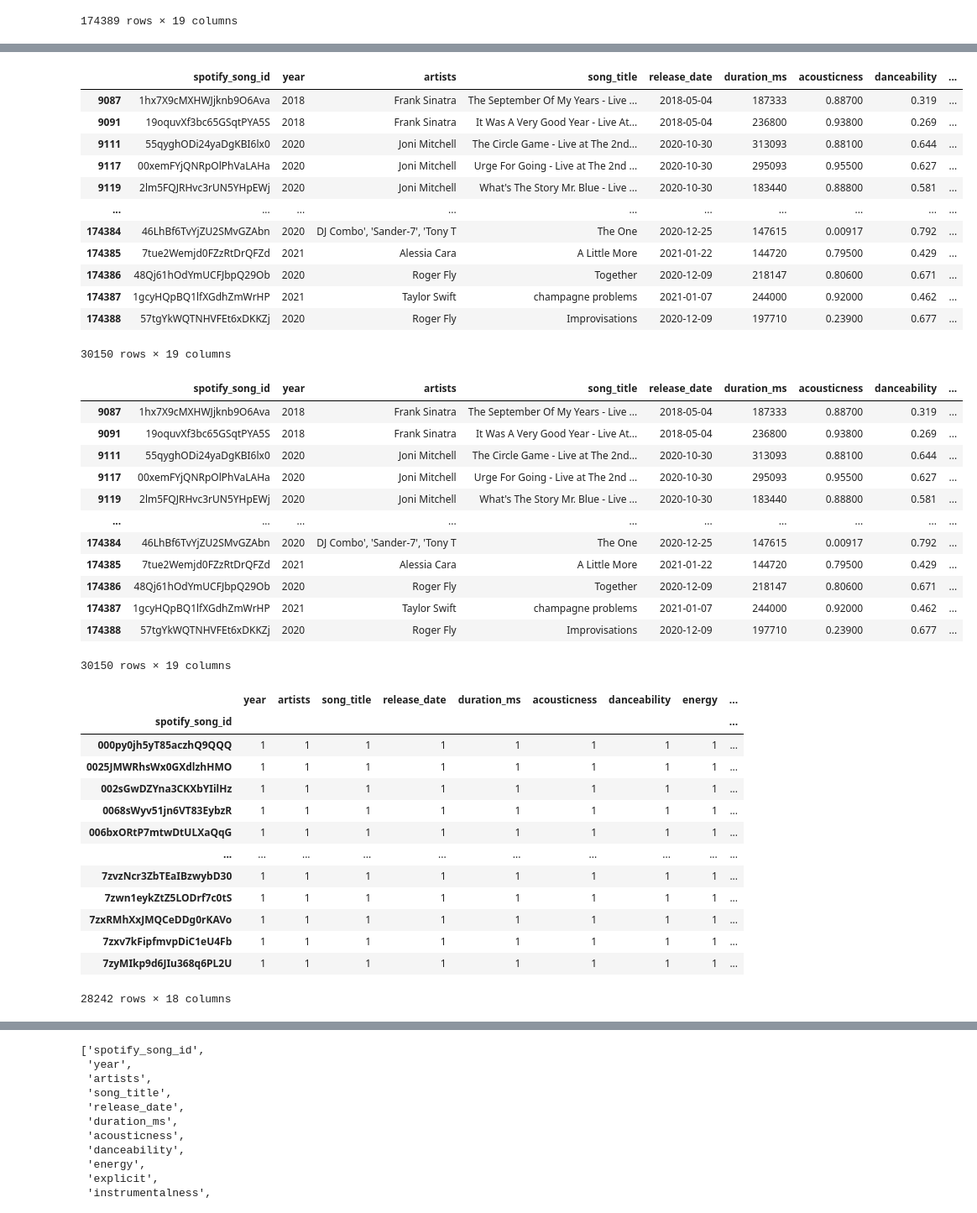
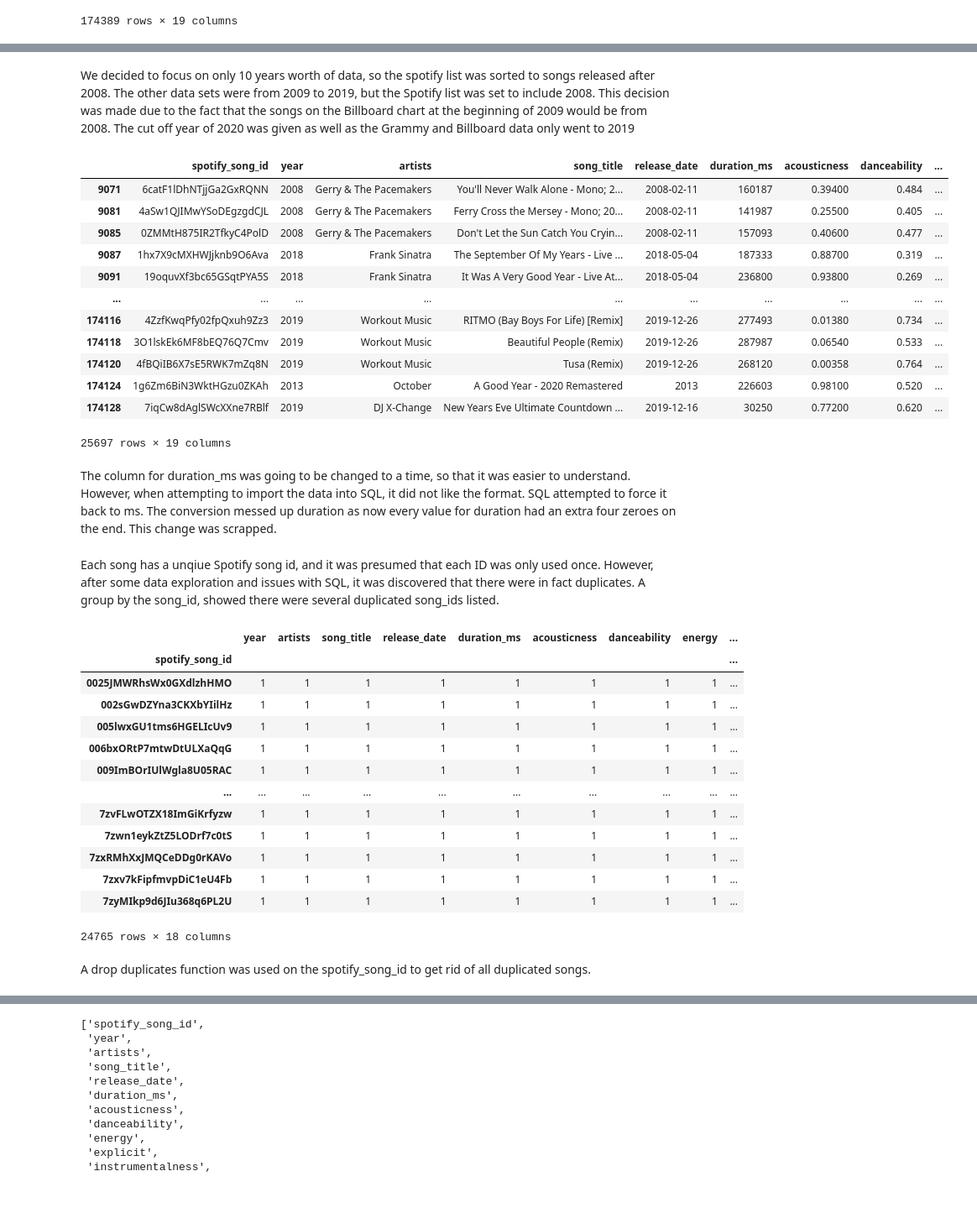
Before and after one commit to AliciaAPerez/ETL_Billboard_Hits_vs_Grammy_Winners, a Jupyter notebook: Spotify.ipynb, the cells around one changed output, grey strips where cells are left out. Shown: that part at 84% size. Drawn from its saved outputs; the diff is of its cells as text; code cells hidden in the pictures.

```diff
--- a/Spotify.ipynb
+++ b/Spotify.ipynb
@@ -82,18 +97,22 @@ spotify_df
+# %% [markdown]
+We decided to focus on only 10 years worth of data, so the spotify list was sorted to songs released after 2008. The other data sets were from 2009 to 2019, but the Spotify list was set to include 2008. This decision was made due to the fact that the songs on the Billboard chart at the beginning of 2009 would be from 2008. The cut off year of 2020 was given as well as the Grammy and Billboard data only went to 2019
 # %%
-spotify_last_10years = spotify_df.loc[spotify_df["year"] > 2008]
+spotify_last_10years = spotify_df.loc[(spotify_df["year"] >= 2008) & (spotify_df["year"] < 2020)]
 spotify_last_10years
 # %% [output]
 |  | spotify_song_id | year | artists | song_title | release_date | duration_ms | acousticness | danceability | ... |
+| 9071 | 6catF1lDhNTjjGa2GxRQNN | 2008 | Gerry & The Pacemakers | You'll Never Walk Alone - Mono; 2... | 2008-02-11 | 160187 | 0.39400 | 0.484 | ... |
+| 9081 | 4aSw1QJIMwYSoDEgzgdCJL | 2008 | Gerry & The Pacemakers | Ferry Cross the Mersey - Mono; 20... | 2008-02-11 | 141987 | 0.25500 | 0.405 | ... |
+| 9085 | 0ZMMtH875IR2TfkyC4PolD | 2008 | Gerry & The Pacemakers | Don't Let the Sun Catch You Cryin... | 2008-02-11 | 157093 | 0.40600 | 0.477 | ... |
 | 9087 | 1hx7X9cMXHWJjknb9O6Ava | 2018 | Frank Sinatra | The September Of My Years - Live ... | 2018-05-04 | 187333 | 0.88700 | 0.319 | ... |
 | 9091 | 19oquvXf3bc65GSqtPYA5S | 2018 | Frank Sinatra | It Was A Very Good Year - Live At... | 2018-05-04 | 236800 | 0.93800 | 0.269 | ... |
-| 9111 | 55qyghODi24yaDgKBI6lx0 | 2020 | Joni Mitchell | The Circle Game - Live at The 2nd... | 2020-10-30 | 313093 | 0.88100 | 0.644 | ... |
-| 9117 | 00xemFYjQNRpOlPhVaLAHa | 2020 | Joni Mitchell | Urge For Going - Live at The 2nd ... | 2020-10-30 | 295093 | 0.95500 | 0.627 | ... |
-| 9119 | 2lm5FQJRHvc3rUN5YHpEWj | 2020 | Joni Mitchell | What's The Story Mr. Blue - Live ... | 2020-10-30 | 183440 | 0.88800 | 0.581 | ... |
 | ... | ... | ... | ... | ... | ... | ... | ... | ... | ... |
-| 174384 | 46LhBf6TvYjZU2SMvGZAbn | 2020 | DJ Combo', 'Sander-7', 'Tony T | The One | 2020-12-25 | 147615 | 0.00917 | 0.792 | ... |
-| 174385 | 7tue2Wemjd0FZzRtDrQFZd | 2021 | Alessia Cara | A Little More | 2021-01-22 | 144720 | 0.79500 | 0.429 | ... |
-| 174386 | 48Qj61hOdYmUCFJbpQ29Ob | 2020 | Roger Fly | Together | 2020-12-09 | 218147 | 0.80600 | 0.671 | ... |
-| 174387 | 1gcyHQpBQ1lfXGdhZmWrHP | 2021 | Taylor Swift | champagne problems | 2021-01-07 | 244000 | 0.92000 | 0.462 | ... |
-| 174388 | 57tgYkWQTNHVFEt6xDKKZj | 2020 | Roger Fly | Improvisations | 2020-12-09 | 197710 | 0.23900 | 0.677 | ... |
+| 174116 | 4ZzfKwqPfy02fpQxuh9Zz3 | 2019 | Workout Music | RITMO (Bay Boys For Life) [Remix] | 2019-12-26 | 277493 | 0.01380 | 0.734 | ... |
+| 174118 | 3O1lskEk6MF8bEQ76Q7Cmv | 2019 | Workout Music | Beautiful People (Remix) | 2019-12-26 | 287987 | 0.06540 | 0.533 | ... |
+| 174120 | 4fBQiIB6X7sE5RWK7mZq8N | 2019 | Workout Music | Tusa (Remix) | 2019-12-26 | 268120 | 0.00358 | 0.764 | ... |
+| 174124 | 1g6Zm6BiN3WktHGzu0ZKAh | 2013 | October | A Good Year - 2020 Remastered | 2013 | 226603 | 0.98100 | 0.520 | ... |
+| 174128 | 7iqCw8dAglSWcXXne7RBlf | 2019 | DJ X-Change | New Years Eve Ultimate Countdown ... | 2019-12-16 | 30250 | 0.77200 | 0.620 | ... |
-30150 rows × 19 columns
+25697 rows × 19 columns
+# %% [markdown]
+The column for duration_ms was going to be changed to a time, so that it was easier to understand. However, when attempting to import the data into SQL, it did not like the format. SQL attempted to force it back to ms. The conversion messed up duration as now every value for duration had an extra four zeroes on the end. This change was scrapped.
 # %%
@@ -101,37 +122,25 @@ spotify_last_10years
-# %%
-spotify_last_10years
-# %% [output]
-|  | spotify_song_id | year | artists | song_title | release_date | duration_ms | acousticness | danceability | ... |
-| 9087 | 1hx7X9cMXHWJjknb9O6Ava | 2018 | Frank Sinatra | The September Of My Years - Live ... | 2018-05-04 | 187333 | 0.88700 | 0.319 | ... |
-| 9091 | 19oquvXf3bc65GSqtPYA5S | 2018 | Frank Sinatra | It Was A Very Good Year - Live At... | 2018-05-04 | 236800 | 0.93800 | 0.269 | ... |
-| 9111 | 55qyghODi24yaDgKBI6lx0 | 2020 | Joni Mitchell | The Circle Game - Live at The 2nd... | 2020-10-30 | 313093 | 0.88100 | 0.644 | ... |
-| 9117 | 00xemFYjQNRpOlPhVaLAHa | 2020 | Joni Mitchell | Urge For Going - Live at The 2nd ... | 2020-10-30 | 295093 | 0.95500 | 0.627 | ... |
-| 9119 | 2lm5FQJRHvc3rUN5YHpEWj | 2020 | Joni Mitchell | What's The Story Mr. Blue - Live ... | 2020-10-30 | 183440 | 0.88800 | 0.581 | ... |
-| ... | ... | ... | ... | ... | ... | ... | ... | ... | ... |
-| 174384 | 46LhBf6TvYjZU2SMvGZAbn | 2020 | DJ Combo', 'Sander-7', 'Tony T | The One | 2020-12-25 | 147615 | 0.00917 | 0.792 | ... |
-| 174385 | 7tue2Wemjd0FZzRtDrQFZd | 2021 | Alessia Cara | A Little More | 2021-01-22 | 144720 | 0.79500 | 0.429 | ... |
-| 174386 | 48Qj61hOdYmUCFJbpQ29Ob | 2020 | Roger Fly | Together | 2020-12-09 | 218147 | 0.80600 | 0.671 | ... |
-| 174387 | 1gcyHQpBQ1lfXGdhZmWrHP | 2021 | Taylor Swift | champagne problems | 2021-01-07 | 244000 | 0.92000 | 0.462 | ... |
-| 174388 | 57tgYkWQTNHVFEt6xDKKZj | 2020 | Roger Fly | Improvisations | 2020-12-09 | 197710 | 0.23900 | 0.677 | ... |
-30150 rows × 19 columns
+# %% [markdown]
+Each song has a unqiue Spotify song id, and it was presumed that each ID was only used once. However, after some data exploration and issues with SQL, it was discovered that there were in fact duplicates. A group by the song_id, showed there were several duplicated song_ids listed.
 # %%
 groups = spotify_last_10years.groupby(['spotify_song_id'])
 groups.count()
 # %% [output]
 |  | year | artists | song_title | release_date | duration_ms | acousticness | danceability | energy | ... |
 | spotify_song_id |  |  |  |  |  |  |  |  | ... |
-| 000py0jh5yT85aczhQ9QQQ | 1 | 1 | 1 | 1 | 1 | 1 | 1 | 1 | ... |
 | 0025JMWRhsWx0GXdlzhHMO | 1 | 1 | 1 | 1 | 1 | 1 | 1 | 1 | ... |
 | 002sGwDZYna3CKXbYIilHz | 1 | 1 | 1 | 1 | 1 | 1 | 1 | 1 | ... |
-| 0068sWyv51jn6VT83EybzR | 1 | 1 | 1 | 1 | 1 | 1 | 1 | 1 | ... |
+| 005lwxGU1tms6HGELIcUv9 | 1 | 1 | 1 | 1 | 1 | 1 | 1 | 1 | ... |
 | 006bxORtP7mtwDtULXaQqG | 1 | 1 | 1 | 1 | 1 | 1 | 1 | 1 | ... |
+| 009ImBOrIUlWgla8U05RAC | 1 | 1 | 1 | 1 | 1 | 1 | 1 | 1 | ... |
 | ... | ... | ... | ... | ... | ... | ... | ... | ... | ... |
-| 7zvzNcr3ZbTEaIBzwybD30 | 1 | 1 | 1 | 1 | 1 | 1 | 1 | 1 | ... |
+| 7zvFLwOTZX18ImGiKrfyzw | 1 | 1 | 1 | 1 | 1 | 1 | 1 | 1 | ... |
 | 7zwn1eykZtZ5LODrf7c0tS | 1 | 1 | 1 | 1 | 1 | 1 | 1 | 1 | ... |
 | 7zxRMhXxJMQCeDDg0rKAVo | 1 | 1 | 1 | 1 | 1 | 1 | 1 | 1 | ... |
 | 7zxv7kFipfmvpDiC1eU4Fb | 1 | 1 | 1 | 1 | 1 | 1 | 1 | 1 | ... |
 | 7zyMIkp9d6JIu368q6PL2U | 1 | 1 | 1 | 1 | 1 | 1 | 1 | 1 | ... |
-28242 rows × 18 columns
+24765 rows × 18 columns
+# %% [markdown]
+A drop duplicates function was used on the spotify_song_id to get rid of all duplicated songs.
 # %%
 spotify_last_10years = spotify_last_10years.drop_duplicates(subset=['spotify_song_id'])
 spotify_last_10years
```
Also changed, not shown: parts of 19 cells of this notebook, 1 other file.
